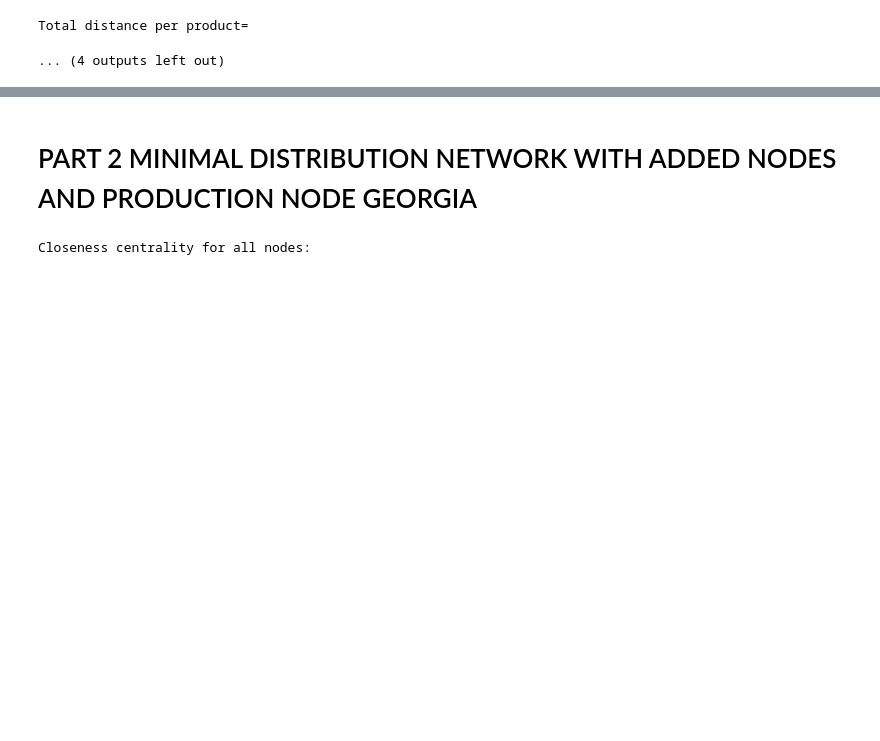
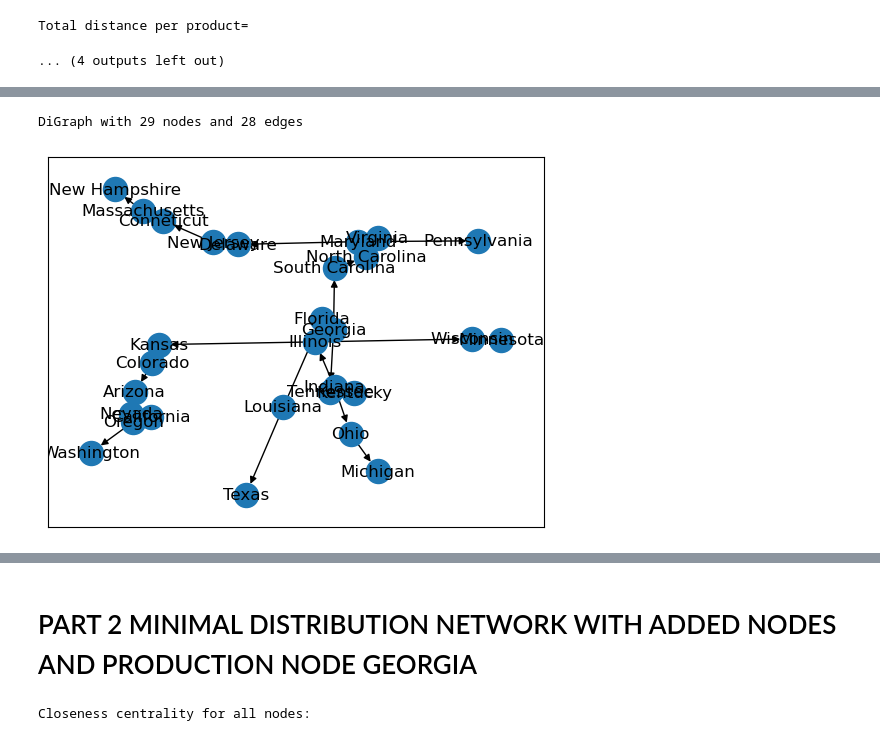
Before and after one commit to kelvinengee/network, a Jupyter notebook: Mississippi.ipynb, the cells around one changed output, grey strips where cells are left out. Saved outputs shown, nothing was run; the diff lists cells and outputs as text; code cells hidden in the pictures; blank space fills up the shorter version.

```diff
--- a/Mississippi.ipynb
+++ b/Mississippi.ipynb
@@ -781,3 +779,8 @@ Demand adjusted entropic degree for all nodes:
 | 0 | Louisiana | 0 | 50000000 | 0 |
 Total distance per product=
 ... (4 outputs left out)
+# %%
+# Read in the excel file 'mississippi.xlsx' as a dataframe
+minimal_huge_graph = pd.read_excel('distance_state_minimal_network_louisiana_2.xlsx')
+# Show contents of the dataframe
+minimal_huge_graph
@@ -783,0 +805,7 @@ Total distance per product=
+# %%
+Directed_Minimal_Huge_Graph= nx.from_pandas_edgelist(minimal_huge_graph, 0, 'b', edge_attr='Distance', create_using= nx.DiGraph())
+nx.draw_networkx(Directed_Minimal_Huge_Graph,with_labels=True)
+print(Directed_Minimal_Huge_Graph)
+# %% [output]
+DiGraph with 29 nodes and 28 edges
+[figure, added]
```
Also changed, not shown: parts of 22 cells of this notebook.
